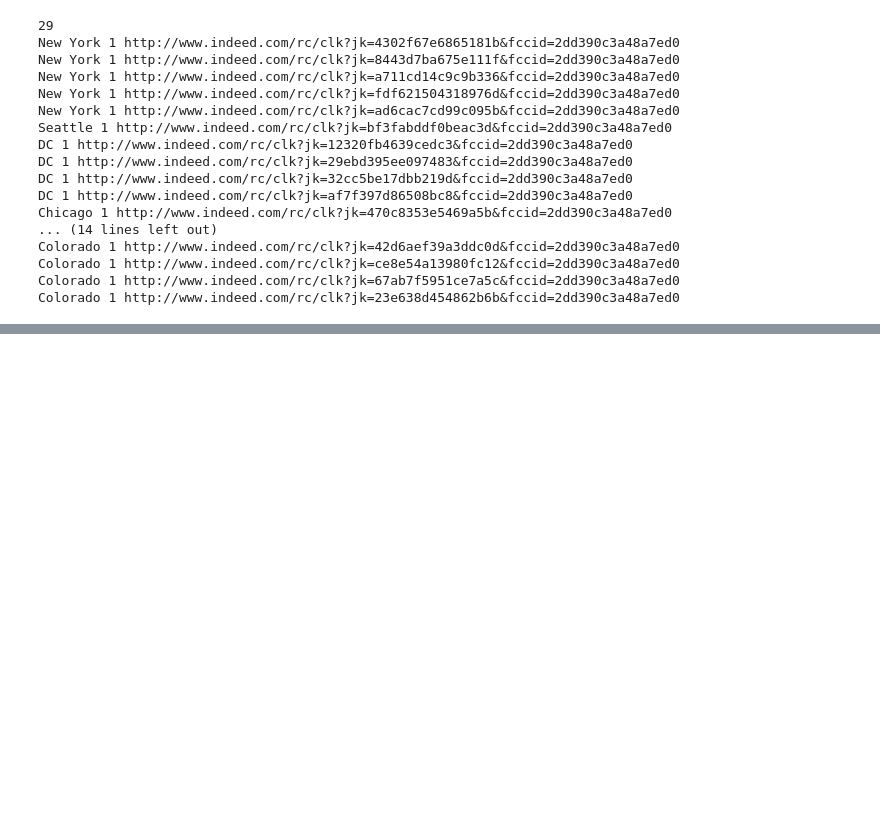
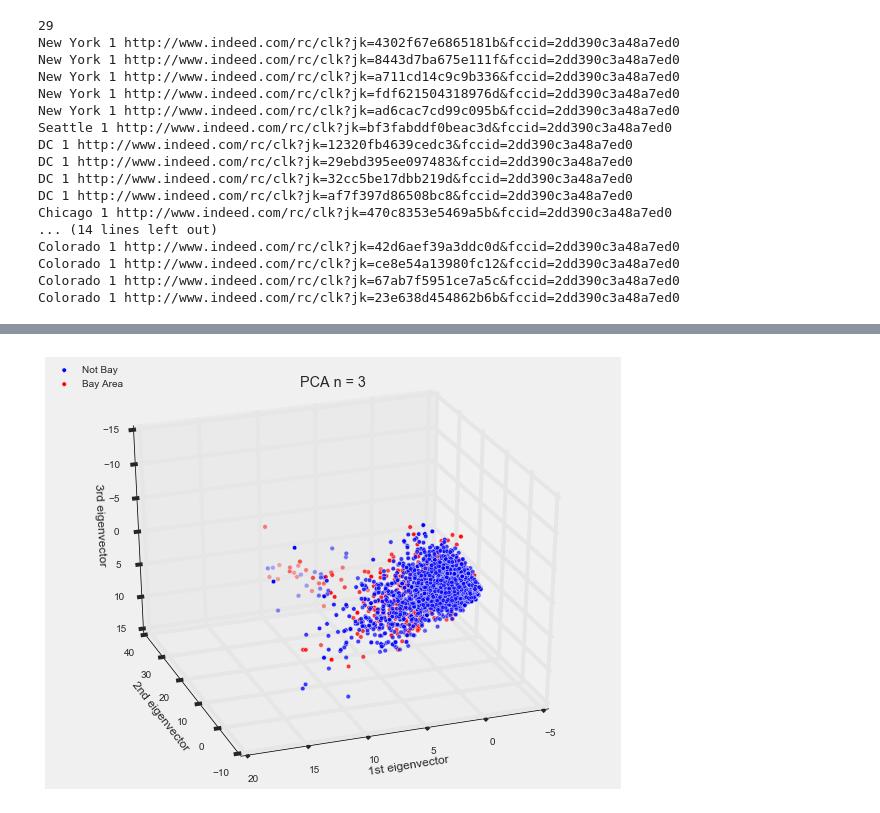
Before and after one commit to JC-Cheng/Data_Science, a Jupyter notebook: Projects/indeed/indeed/JD.ipynb, the cells around one changed output, grey strips where cells are left out. Cells and saved outputs as stored; diff of their text form; code cells hidden in the pictures; blank space fills up the shorter version.

```diff
--- a/Projects/indeed/indeed/JD.ipynb
+++ b/Projects/indeed/indeed/JD.ipynb
@@ -487,0 +547,4 @@ Colorado 1 http://www.indeed.com/rc/clk?jk=23e638d454862b6b&fccid=2dd390c3a48a7e
+# %%
+draw_3d_pca(B0, B1, PCA(n_components=3), bay_map)
+# %% [output]
+[figure, added]
```
Also changed, not shown: parts of 20 cells of this notebook.
